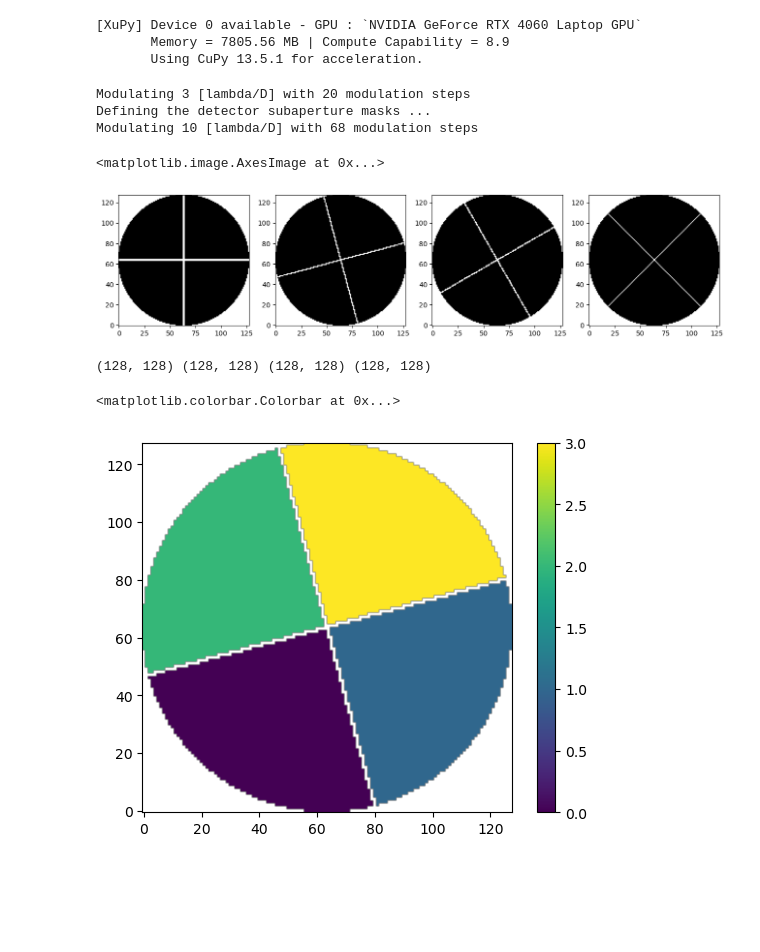
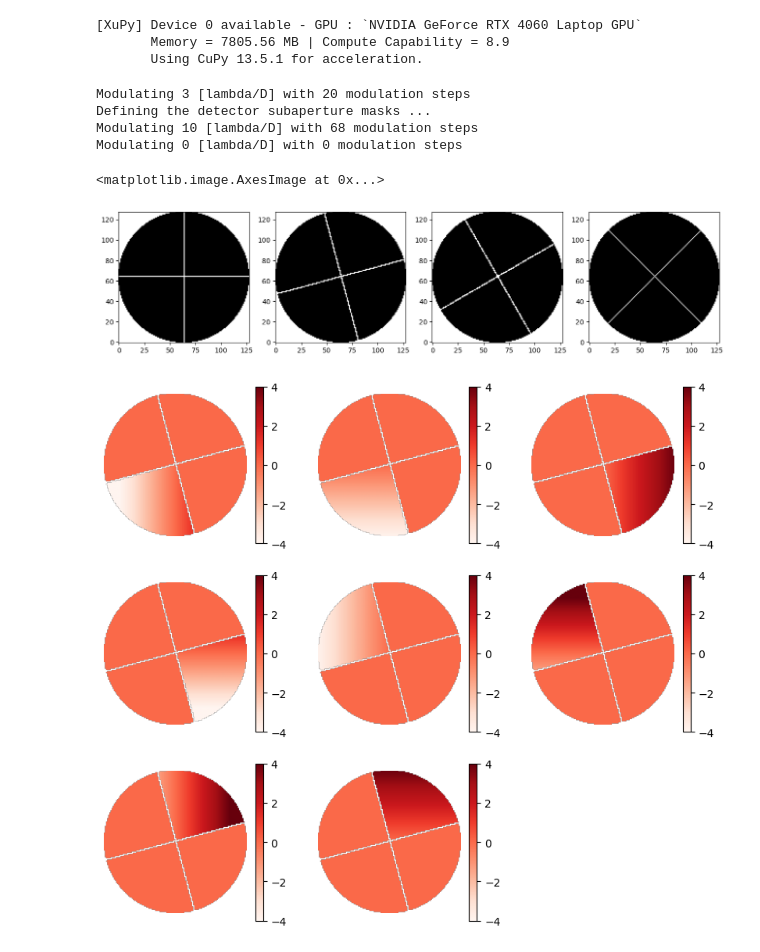
Before and after one commit to ArcetriAdaptiveOptics/ekarus, a Jupyter notebook: ekarus/notebooks/petalingSensitivity.ipynb, the cells around one changed output. Cells and saved outputs as stored; diff of their text form; code cells hidden in the pictures; blank space fills up the shorter version.

```diff
--- a/ekarus/notebooks/petalingSensitivity.ipynb
+++ b/ekarus/notebooks/petalingSensitivity.ipynb
@@ -43,7 +43,7 @@ def mask_with_spiders(mask, spiderWidth, spiderAngles, maskCenter=None, min_isla
     valid_np = xp.asnumpy(valid).astype(bool)
     h, w = valid_np.shape
     petal_ids_np = xp.np.full((h, w), -1, dtype=int)
-    cur_id = 0
+    cur_id = 1
     for r in range(h):
         for c in range(w):
             if valid_np[r, c] and petal_ids_np[r, c] == -1:
@@ -79,13 +79,15 @@ detector_shape = (256,256)
 ccd = Detector(detector_shape=detector_shape)
 
 # Slope computer
-pars = {'modulationInLambdaOverD':3}
+pars = {'modulationInLambdaOverD':0}
 sc = SlopeComputer(wfs, ccd, pars)
-sc.calibrate_sensor(tn='', prefix_str='', recompute=True, zero_phase=(1-cmask), lambdaOverD=lambdaOverD, Npix=64, centerObscurationInPixels=0.0)
+sc.calibrate_sensor(tn='', prefix_str='pyr_', recompute=True, zero_phase=(1-cmask), lambdaOverD=lambdaOverD, Npix=64, centerObscurationInPixels=0.0)
+sc._wfs.set_modulation_angle(0.0)
 # %% [output]
 Modulating 3 [lambda/D] with 20 modulation steps
 Defining the detector subaperture masks ...
 Modulating 10 [lambda/D] with 68 modulation steps
+Modulating 0 [lambda/D] with 0 modulation steps
 # %%
 # 4 spiders
 m2pix = Npix/pupilSizeInM
@@ -109,14 +111,36 @@ plt.subplot(1,4,4)
 plt.imshow(xp.asnumpy(aperture45),origin='lower',cmap='gray')
 # %% [output]
 <matplotlib.image.AxesImage at 0x...>
-[figure, old version]
+[figure, new version]
+# %%
+def make_qptt_base(petal_ids):
+    Npetals = int(xp.max(petal_ids))
+    tip,tilt = image_grid(petal_ids.shape,recenter=True)
+    mask = petal_ids > 0
+    N = 2
+    QPTT = xp.zeros([N*Npetals,int(xp.sum(mask))])
+    for p in range(Npetals):
+        petal = (petal_ids == p+1).astype(bool)
+        dpiston = xp.zeros(petal_ids.shape)
+        dpiston[petal] = 1.0
+        dtip = tip * petal
+        dtilt = tilt * petal
+        # QPTT[3*p,:] = dpiston[mask]
+        # QPTT[3*p+1,:] = dtip[mask]
+        # QPTT[3*p+2,:] = dtilt[mask]
+        QPTT[N*p,:] =  dtip[mask]
+        QPTT[N*p+1,:] = dtilt[mask]
+    norm = xp.std(QPTT, axis=1)
+    QPTT = (QPTT.T / norm).T
+    return QPTT
 # %%
-print(petals45.shape,petals00.shape,petals30.shape,petals15.shape)
-
-plt.figure()
-plt.imshow(masked_array(xp.asnumpy(petals15),mask=xp.asnumpy(aperture15)),origin='lower')
-plt.colorbar()
+QPTT = make_qptt_base(petals15)
+plt.figure(figsize=(10,12))
+for j in range(xp.shape(QPTT)[0]):
+    plt.subplot(4,3,j+1)
+    shape = reshape_on_mask(QPTT[j,:], aperture15)
+    plt.imshow(masked_array(xp.asnumpy(shape),mask=xp.asnumpy(aperture15)),origin='lower',cmap='Reds',vmin=-4,vmax=4)
+    plt.axis('off')
+    plt.colorbar()
 # %% [output]
-(128, 128) (128, 128) (128, 128) (128, 128)
-<matplotlib.colorbar.Colorbar at 0x...>
-[figure, old version]
+[figure, new version]
```
Also changed, not shown: parts of 16 cells of this notebook, 6 other files.
